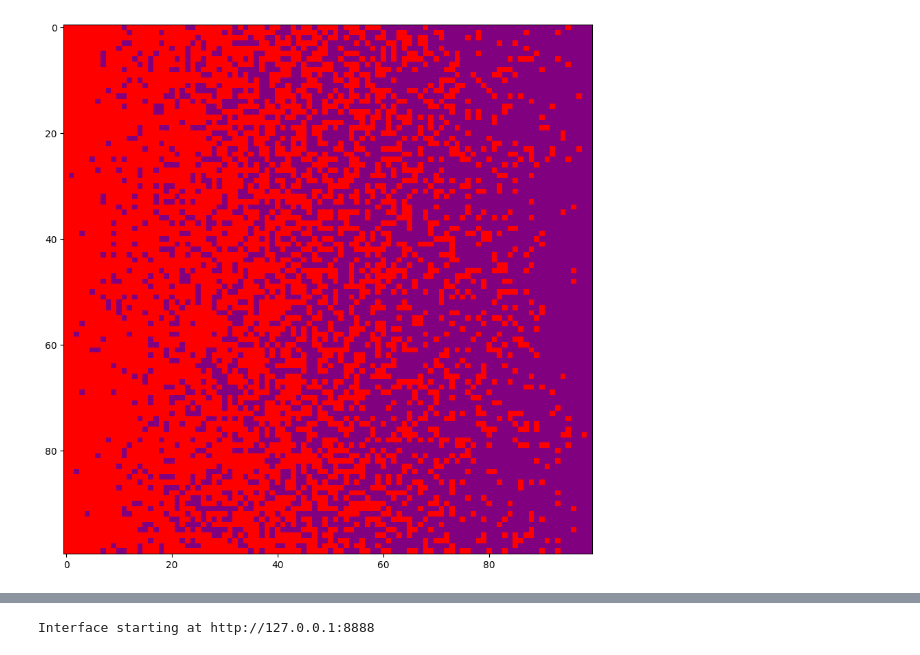
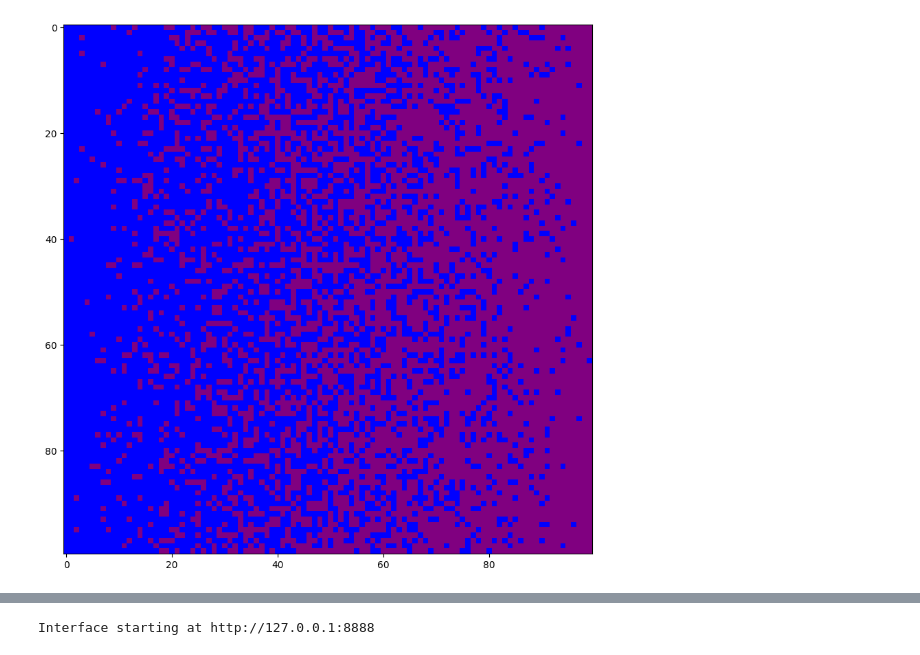
Before and after one commit to Kajijoo/abm, a Jupyter notebook: abm.ipynb, the cells around one changed output, grey strips where cells are left out. Cells and saved outputs as stored; diff of their text form; code cells hidden in the pictures.

```diff
--- a/abm.ipynb
+++ b/abm.ipynb
@@ -68,15 +68,15 @@ class LearningAgent(Agent):
 
     def update_affect_rw(self):
         if self.food_consumed == 'H':
-            self.affect += self.affect + (self.learning_rate * (self.affect ** self.delta) * (self.lambda_val - self.affect))
+            self.affect = self.affect + (self.learning_rate * (self.affect ** self.delta) * (self.lambda_val - self.affect))
         else:
-            self.affect += self.affect + (self.learning_rate * (self.affect ** self.delta) * self.extinction_rate * (0 - self.affect))
+            self.affect = self.affect + (self.learning_rate * (self.affect ** self.delta) * self.extinction_rate * (0 - self.affect))
 
     def update_reward_td(self):
         if self.food_consumed == 'L':
-            self.value_low += (self.value_low + self.learning_rate * (self.beta * self.p_low - self.value_low))
+            self.value_low = (self.value_low + self.learning_rate * (self.beta * self.p_low - self.value_low))
         else:
-            self.value_high += (self.value_high + self.learning_rate * (self.beta * self.p_high - self.value_high))
+            self.value_high = (self.value_high + self.learning_rate * (self.beta * self.p_high - self.value_high))
 
 
     def step(self):
@@ -109,12 +109,16 @@ class Patch(Agent):
         return "white"
 
 class LearningModel(Model):
-    def __init__(self, N, width, height, learning_model='RW', distribute_patches = 'random'):
+    def __init__(self, N, width, height, learning_model='RW', distribute_patches = 'random', seed = None):
         super().__init__()
         self.num_agents = N
         self.grid = MultiGrid(width, height, True)
         self.schedule = SimultaneousActivation(self)
         self.learning_model = learning_model
+
+        if seed is not None:
+            random.seed(seed)
+            self.random.seed(seed)
 
         #Create agents
         for i in range(self.num_agents):
@@ -192,16 +196,16 @@ class LearningModel(Model):
         plt.show()
 # %%
 # Running the model
-model = LearningModel(N=100, width=100, height=100, learning_model='TD', distribute_patches = 'gradient_h')
+model = LearningModel(N=100, width=100, height=100, learning_model='RW', distribute_patches = 'gradient_l', seed = 1)
 
 for i in range(100):
     model.step()
 
 df1 = model.datacollector.get_agent_vars_dataframe()
 
 model.visualize() #In case you want to check distribution of food on map.
 # %% [output]
-[figure, old version]
+[figure, new version]
 # %%
 import seaborn as sns
 import pandas as pd
```
Also changed, not shown: parts of 1 cell of this notebook.
